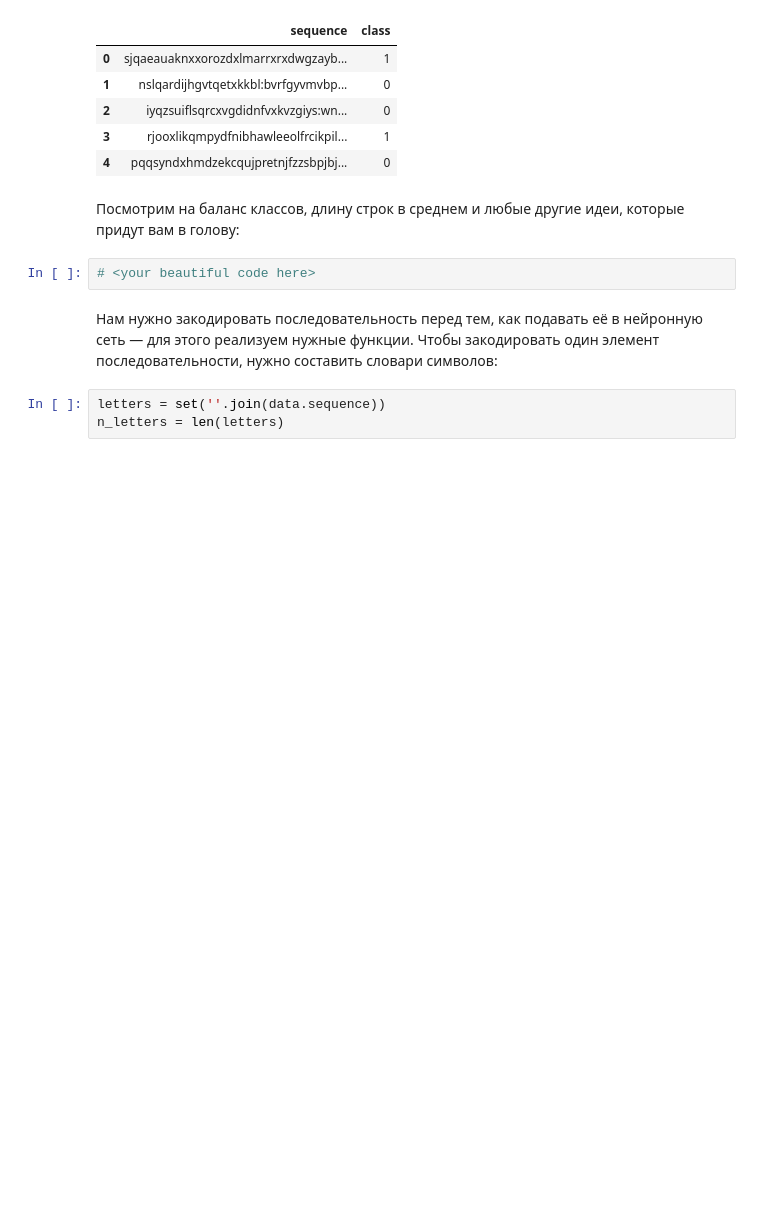
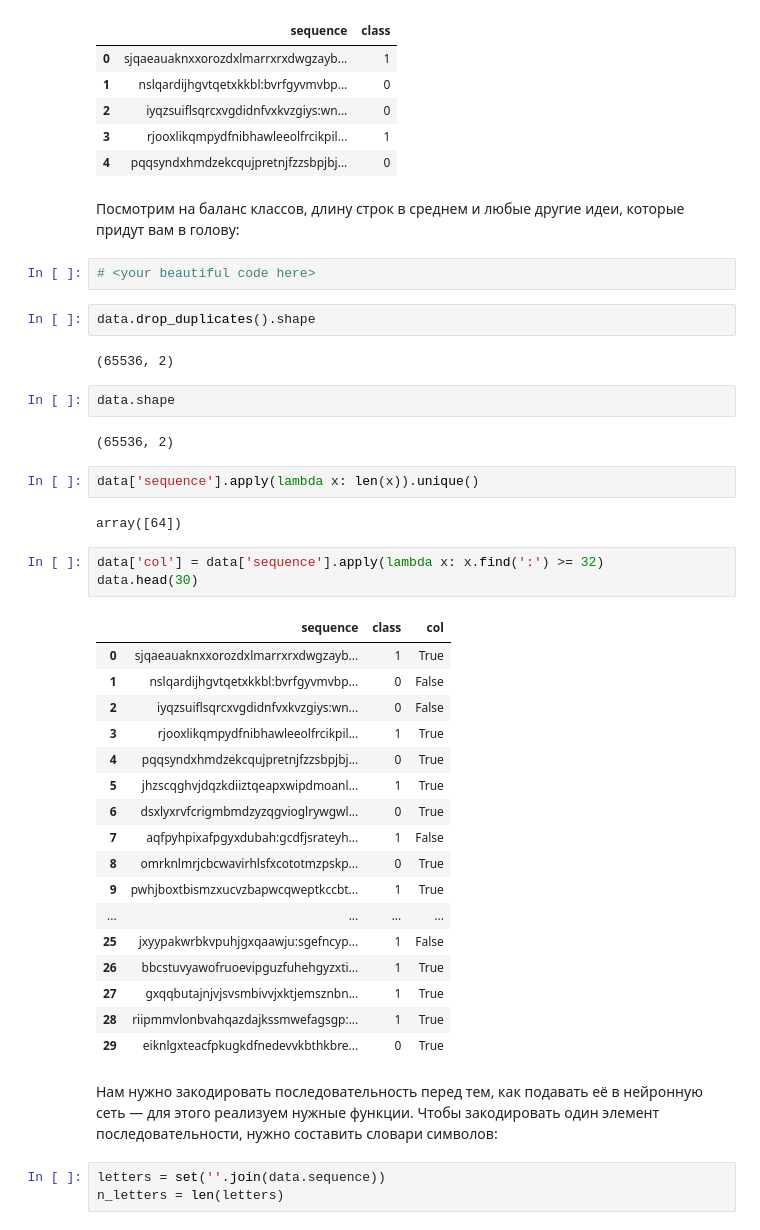
Before and after one commit to Alizarin-Stell/aaa_ml, a Jupyter notebook: sequence_cnn_lstm_with_gaps.ipynb, the cells around one changed output. Saved outputs shown, nothing was run; the diff lists cells and outputs as text; blank space fills up the shorter version.

```diff
--- a/sequence_cnn_lstm_with_gaps.ipynb
+++ b/sequence_cnn_lstm_with_gaps.ipynb
@@ -60,6 +62,39 @@ data.head()
 Посмотрим на баланс классов, длину строк в среднем и любые другие идеи, которые придут вам в голову:
 # %%
 # <your beautiful code here>
+# %%
+data.drop_duplicates().shape
+# %% [output]
+(65536, 2)
+# %%
+data.shape
+# %% [output]
+(65536, 2)
+# %%
+data['sequence'].apply(lambda x: len(x)).unique()
+# %% [output]
+array([64])
+# %%
+data['col'] = data['sequence'].apply(lambda x: x.find(':') >= 32)
+data.head(30)
+# %% [output]
+|  | sequence | class | col |
+| 0 | sjqaeauaknxxorozdxlmarrxrxdwgzayb... | 1 | True |
+| 1 | nslqardijhgvtqetxkkbl:bvrfgyvmvbp... | 0 | False |
+| 2 | iyqzsuiflsqrcxvgdidnfvxkvzgiys:wn... | 0 | False |
+| 3 | rjooxlikqmpydfnibhawleeolfrcikpil... | 1 | True |
+| 4 | pqqsyndxhmdzekcqujpretnjfzzsbpjbj... | 0 | True |
+| 5 | jhzscqghvjdqzkdiiztqeapxwipdmoanl... | 1 | True |
+| 6 | dsxlyxrvfcrigmbmdzyzqgvioglrywgwl... | 0 | True |
+| 7 | aqfpyhpixafpgyxdubah:gcdfjsrateyh... | 1 | False |
+| 8 | omrknlmrjcbcwavirhlsfxcototmzpskp... | 0 | True |
+| 9 | pwhjboxtbismzxucvzbapwcqweptkccbt... | 1 | True |
+| ... | ... | ... | ... |
+| 25 | jxyypakwrbkvpuhjgxqaawju:sgefncyp... | 1 | False |
+| 26 | bbcstuvyawofruoevipguzfuhehgyzxti... | 1 | True |
+| 27 | gxqqbutajnjvjsvsmbivvjxktjemsznbn... | 1 | True |
+| 28 | riipmmvlonbvahqazdajkssmwefagsgp:... | 1 | True |
+| 29 | eiknlgxteacfpkugkdfnedevvkbthkbre... | 0 | True |
 # %% [markdown]
 Нам нужно закодировать последовательность перед тем, как подавать её в нейронную сеть — для этого реализуем нужные функции. Чтобы закодировать один элемент последовательности, нужно составить словари символов:
 # %%
```
Also changed, not shown: parts of 54 cells of this notebook, 2 other files.
